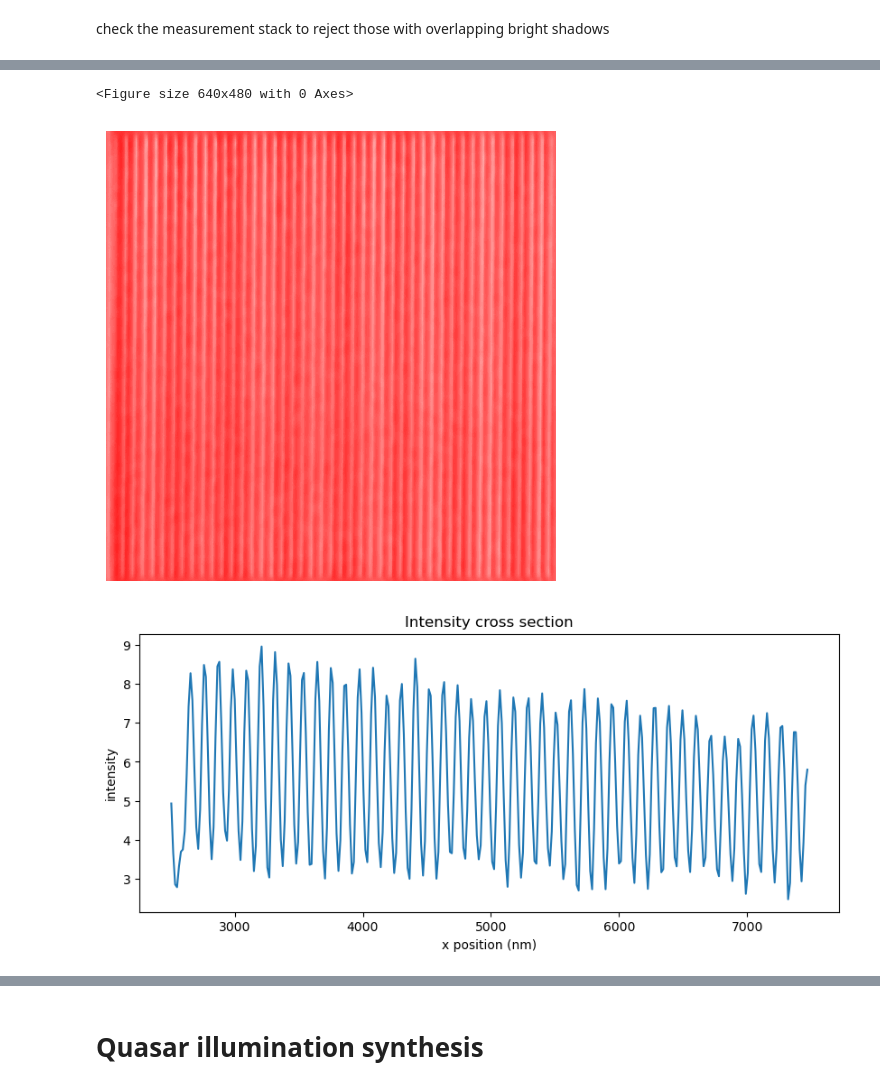
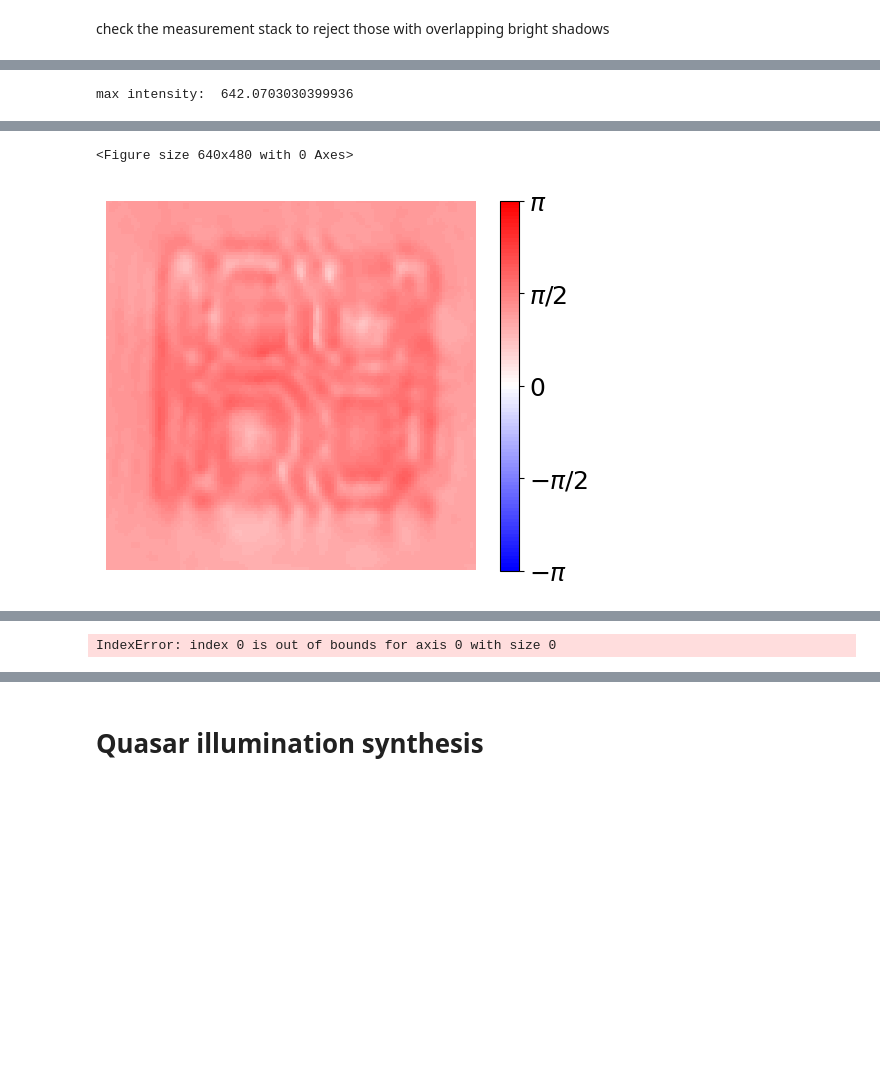
Before and after one commit to ArianaGu/EUV_FPM, a Jupyter notebook: plot_exp.ipynb, the cells around one changed output, grey strips where cells are left out. Saved outputs shown, nothing was run; the diff lists cells and outputs as text; code cells hidden in the pictures; blank space fills up the shorter version.

```diff
--- a/plot_exp.ipynb
+++ b/plot_exp.ipynb
@@ -8,5 +11,5 @@ import yaml
 # %%
-config_name = 'CD60eb'
+config_name = 'BPRP'
 config_path = f'./configs/recon/{config_name}.yaml'
 with open(config_path, 'r') as f:
     config = yaml.safe_load(f)
@@ -18,11 +21,15 @@ ROI_length = config["ROI_length"]
 recon_alg = config["recon_alg"]
 keyword = config["keyword"]
 ROI_center = config["ROI_center"]
+try:
+    use_ROI = config["use_ROI"]
+except:
+    use_ROI = False
+elliptical_pupil = config["elliptical_pupil"]
 
 if 'full' in config_path:
     full_flag = True
     recon_alg = recon_alg + '_full'
-    ROI_length = roi_size_px
 else:
     full_flag = False
 
@@ -125,11 +184,21 @@ def load_recon(folder, recon_alg, downsample=False):
 object_guess, pupil_recon, ideal_FILTER, full_recon_flag = load_recon(folder, recon_alg, downsample=True)
 
 
-def object_guess_plots(object_guess):
+def object_guess_plots(object_guess, central_crop=None):
+    if central_crop is not None:
+        top = object_guess.shape[0]//2 - central_crop//2
+        bottom = object_guess.shape[0]//2 + central_crop//2
+        left = object_guess.shape[1]//2 - central_crop//2
+        right = object_guess.shape[1]//2 + central_crop//2
+        object_plot = object_guess[top:bottom, left:right]
+    else:
+        object_plot = object_guess
     plt.figure(1)
-    plt.imshow(np.abs(object_guess), extent=[x_m[0]*1e9, x_m[-1]*1e9, y_m[0]*1e9, y_m[-1]*1e9], cmap='gray')
-    plt.xlabel('x position (nm)')
-    plt.ylabel('y position (nm)')
+    plt.imshow(np.abs(object_plot)**2, cmap='gray', vmin=0,vmax=500)
+    print('max intensity: ', np.max(np.abs(object_plot)**2))
+    # plt.imshow(np.abs(object_guess), extent=[x_m[0]*1e9, x_m[-1]*1e9, y_m[0]*1e9, y_m[-1]*1e9], cmap='gray')
+    # plt.xlabel('x position (nm)')
+    # plt.ylabel('y position (nm)')
     # plt.title(f'{recon_alg} reconstruction (amplitude)')
     plt.axis('off')
     plt.show()
@@ -142,17 +211,16 @@ def object_guess_plots(object_guess):
     fig, ax = plt.subplots()
     # Plot the phase of object_guess
     cax = ax.imshow(
-        np.angle(object_guess),
-        extent=[x_m[0]*1e9, x_m[-1]*1e9, y_m[0]*1e9, y_m[-1]*1e9],
-        cmap=cmap, vmin=-np.pi, vmax=np.pi
+        np.angle(object_plot),
+        cmap=cmap,
+        vmin=-np.pi, vmax=np.pi
     )
     ax.set_xlabel('x position (nm)')
     ax.set_ylabel('y position (nm)')
     # ax.set_title(f'{recon_alg} reconstruction (phase)')
     plt.axis('off')
-    # cbar = fig.colorbar(cax, ticks=[-np.pi, -np.pi/2, 0, np.pi/2, np.pi])
-    # cbar.ax.set_yticklabels(['$-\pi$', '$-\pi/2$', '$0$', '$\pi/2$', '$\pi$'])
-    plt.tight_layout()
+    cbar = fig.colorbar(cax, ticks=[-np.pi, -np.pi/2, 0, np.pi/2, np.pi])
+    cbar.ax.set_yticklabels(['$-\pi$', '$-\pi/2$', '$0$', '$\pi/2$', '$\pi$'], fontsize=18)
     plt.show()
 
     # show a cross section of the intensity and phase
@@ -174,7 +242,7 @@ def object_guess_plots(object_guess):
 
     # center
     plt.figure(5)
-    patch = np.abs(object_guess)[10:250, 30:270]
+    patch = np.angle(object_guess)[100:200, 500:600]
     # bottom right corner
     # patch = np.abs(object_guess)[10:250, 20:260]
     plt.imshow(patch, cmap='jet')
@@ -189,5 +257,6 @@ def object_guess_plots(object_guess):
     plt.show()
 
 
-object_guess_plots(object_guess)
+object_guess_plots(object_guess, central_crop=120)
 # %% [output]
+max intensity:  642.0703030399936
@@ -195,3 +264,2 @@ object_guess_plots(object_guess)
-<Figure size 640x480 with 0 Axes>
+<Figure size 640x480 with 0 Axes>
-[figure, old version]
+[figure, new version]
-[figure, removed]
@@ -201,3 +266,4 @@ object_guess_plots(object_guess)
+IndexError: index 0 is out of bounds for axis 0 with size 0
 # %%
 # filter the recon with ideal filter
 if full_flag is False:
```
Also changed, not shown: parts of 13 cells of this notebook, 8 other files.
